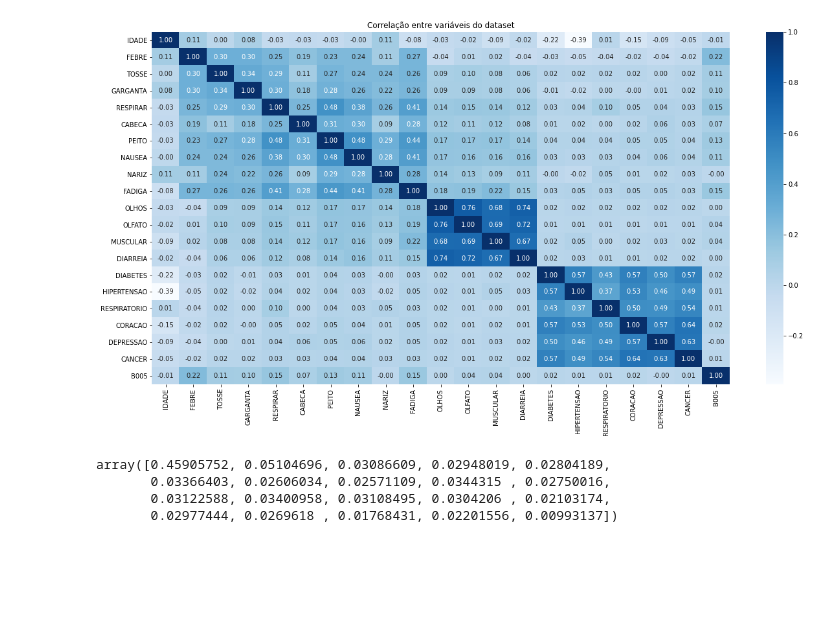
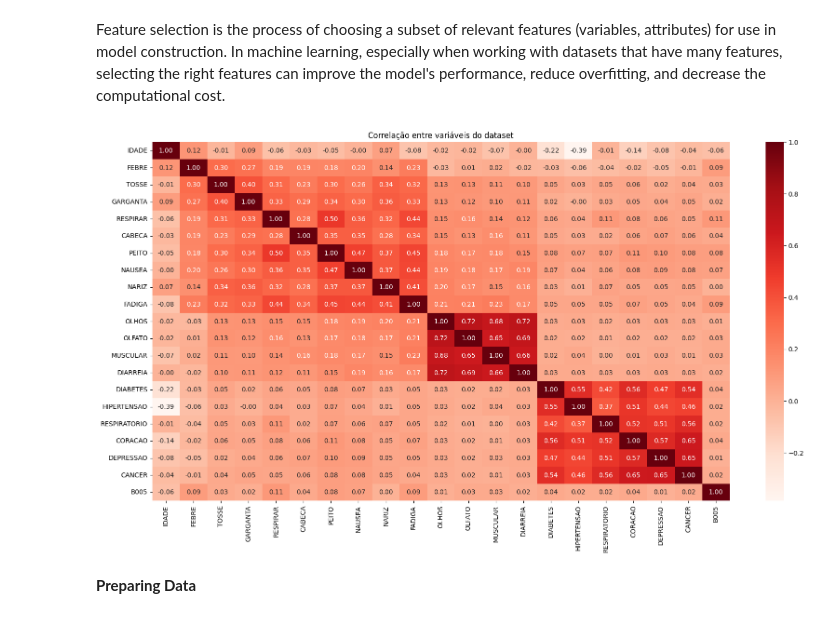
Before and after one commit to CristianoCoelhoSilva/Pesquisas, a Jupyter notebook: Covid/Feature_Selection.ipynb, the cells around one changed output. Drawn from its saved outputs; the diff is of its cells as text; code cells hidden in the pictures; blank space fills up the shorter version.

```diff
--- a/Covid/Feature_Selection.ipynb
+++ b/Covid/Feature_Selection.ipynb
@@ -3,81 +3,46 @@
+# %% [markdown]
+Feature selection is the process of choosing a subset of relevant features (variables, attributes) for use in model construction. In machine learning, especially when working with datasets that have many features, selecting the right features can improve the model's performance, reduce overfitting, and decrease the computational cost.
 # %%
 import numpy as np
 import pandas as pd
+
+import seaborn as sns
 from sklearn.impute import SimpleImputer, KNNImputer
 from sklearn.pipeline import make_pipeline
 from sklearn.compose import make_column_selector, make_column_transformer
 from sklearn.preprocessing import StandardScaler, OneHotEncoder
 from sklearn.neighbors import KNeighborsClassifier
-from sklearn.model_selection import train_test_split
 from sklearn.metrics import accuracy_score
 from sklearn.tree import DecisionTreeClassifier
 from sklearn.naive_bayes import GaussianNB
-from sklearn.ensemble import RandomForestClassifier
 from sklearn.model_selection import GridSearchCV
 from sklearn.model_selection import cross_val_score
 from sklearn.model_selection import StratifiedKFold
+from sklearn.datasets import load_iris
+from sklearn.model_selection import train_test_split
+from sklearn.ensemble import RandomForestClassifier
 
 #Arquivo completo
-df = pd.read_csv(r"https://raw.githubusercontent.com/CristianoCoelhoSilva/Python/master/Python/covid.csv")
+df = pd.read_csv(r"https://raw.githubusercontent.com/CristianoCoelhoSilva/Pesquisas/main/Covid/Data/covid_estabelecimento.csv")
 
 #Removendo as colunas
 df.drop(["GENERO","RACA","MES","NUMERO","SEMANA","NUMERO_ENTREVISTA","NUMERO_ORDEM","UF","SITUACAO","DOMICILIO","RESPONDEU","ESCOLARIDADE","ESTABELECIMENTO"], axis="columns", inplace=True)
 df.drop(["B006"], axis="columns", inplace=True)
-
-name = ['Idade', 'Febre', 'Tosse', 'Garganta', 'Respirar','Cabeca', 'Peito', 'Nausea', 'Nariz', 'Fadiga', 'Olhos', 'Olfato','Muscular', 'Diarreia', 'Diabetes', 'Hipertensão', 'Respiratorio', 'Coração', 'Depressão', 'Cancer']
 # %%
 import matplotlib.pyplot as plt
 import seaborn
 
 
 a4_dims = (20, 10)
 fig, ax = plt.subplots(figsize=a4_dims)
 
 seaborn.heatmap(df.corr(),
             annot = True,
             fmt = '.2f',
-            cmap='Blues')
+            cmap='Reds')
 plt.title('Correlação entre variáveis do dataset')
 plt.show()
 # %% [output]
-[figure, old version]
+[figure, new version]
-# %%
-from sklearn.datasets import load_iris
-from sklearn.model_selection import train_test_split
-from sklearn.ensemble import RandomForestClassifier
-import pandas as pd
-import seaborn as sns# Carregando dataset
-
-X = df.drop(['B005'], axis = "columns")
-y = df.B005
-
-X_train, X_test, y_train, y_test = train_test_split(X, y, test_size = 0.3, random_state = 13)
-
-X_train
-
-# Cria nosso pipeline para pré-processamento com imputação, dummização e normalização
-encoder_imputer_scaled_transformer = make_column_transformer(
-    (make_pipeline(
-        (KNNImputer(n_neighbors = 3)),
-        (StandardScaler())
-    ) , make_column_selector(dtype_include = np.number)),
-    (make_pipeline(
-        SimpleImputer(strategy = 'most_frequent'),
-        OneHotEncoder(handle_unknown = 'ignore'),
-    ), make_column_selector(dtype_exclude = np.number)),
-    remainder = 'passthrough'
-)
-
-encoder_imputer_scaled_transformer.fit(X_train)
-
-X_train_processed = encoder_imputer_scaled_transformer.transform(X_train)
-X_test_processed = encoder_imputer_scaled_transformer.transform(X_test)
-
-model  = RandomForestClassifier()
-model.fit(X_train_processed, y_train)# Mostrando importância de cada feature
-model.feature_importances_
-# %% [output]
-array([0.45905752, 0.05104696, 0.03086609, 0.02948019, 0.02804189,
-       0.03366403, 0.02606034, 0.02571109, 0.0344315 , 0.02750016,
-       0.03122588, 0.03400958, 0.03108495, 0.0304206 , 0.02103174,
-       0.02977444, 0.0269618 , 0.01768431, 0.02201556, 0.00993137])
+# %% [markdown]
+**Preparing Data**
```
Also changed, not shown: parts of 14 cells of this notebook.
